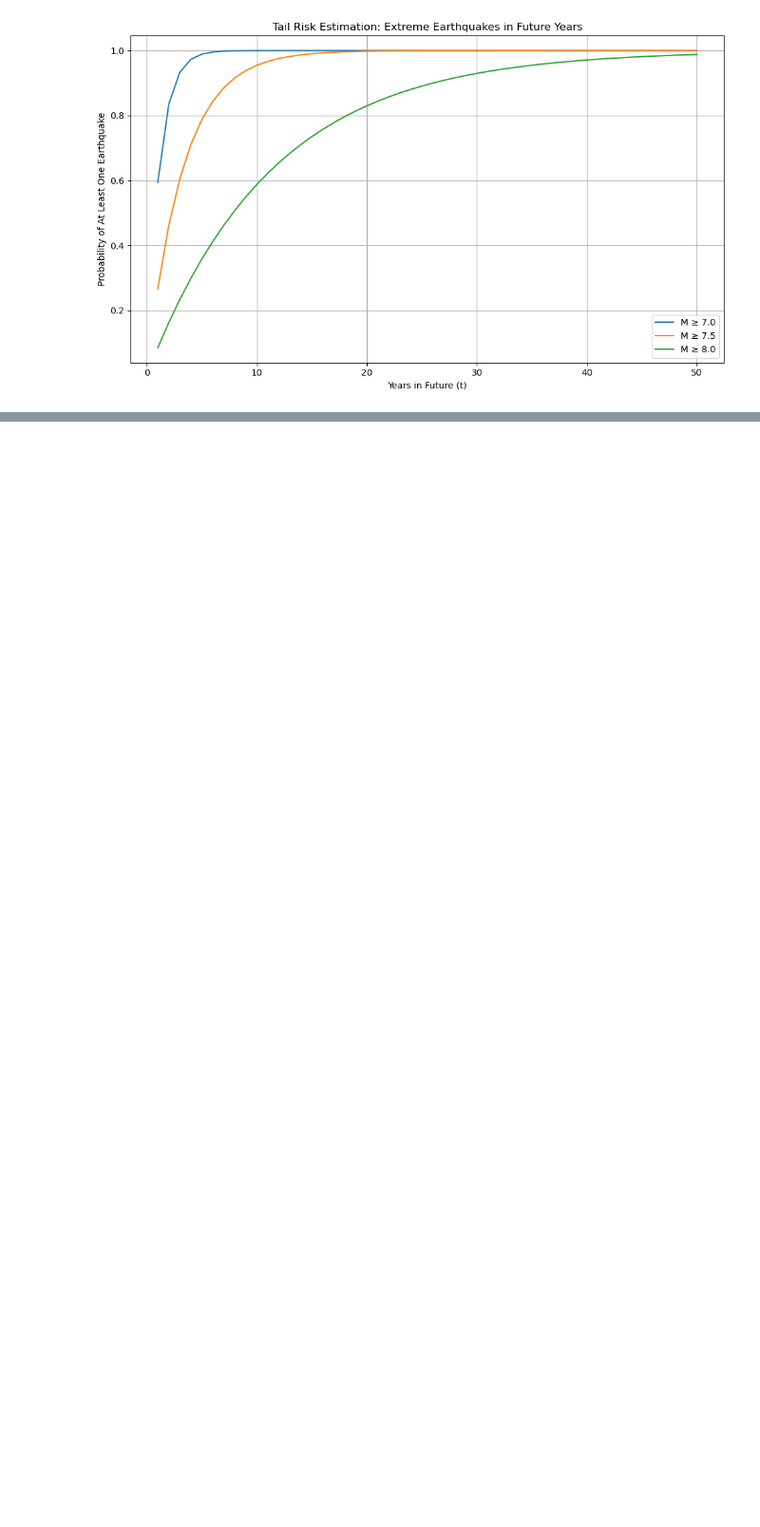
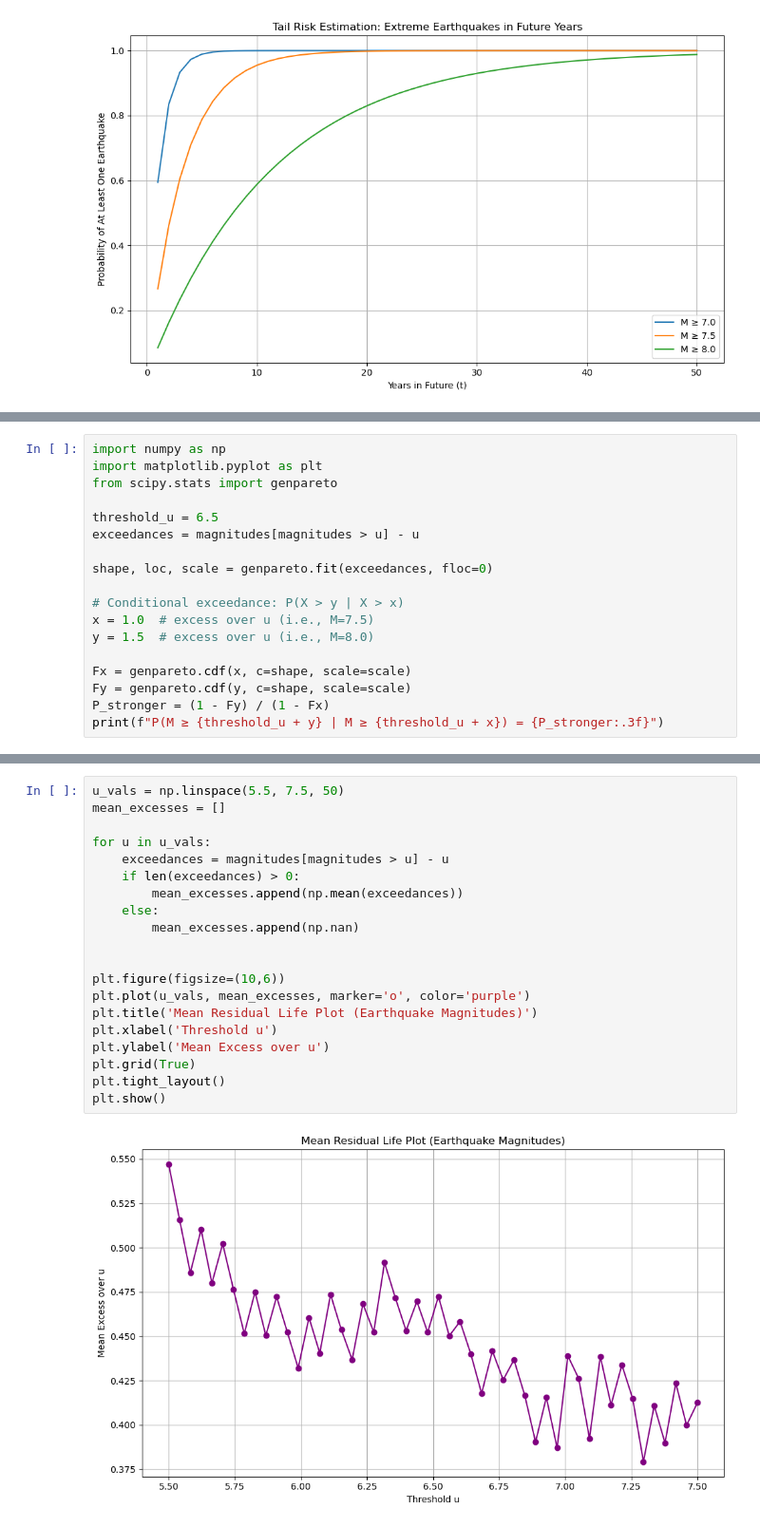
Before and after one commit to Luka-Radulovic/earthquake-statistical-analysis, a Jupyter notebook: earthquake-analysis.ipynb, the cells around one changed output, grey strips where cells are left out. Shown at 95% size. Cells and saved outputs as stored; diff of their text form; blank space fills up the shorter version.

```diff
--- a/earthquake-analysis.ipynb
+++ b/earthquake-analysis.ipynb
@@ -767,0 +778,18 @@ GPD shape (xi): -0.123, scale (sigma): 0.478
+# %%
+import numpy as np
+import matplotlib.pyplot as plt
+from scipy.stats import genpareto
+
+threshold_u = 6.5
+exceedances = magnitudes[magnitudes > u] - u
+
+shape, loc, scale = genpareto.fit(exceedances, floc=0)
+
+# Conditional exceedance: P(X > y | X > x)
+x = 1.0  # excess over u (i.e., M=7.5)
+y = 1.5  # excess over u (i.e., M=8.0)
+
+Fx = genpareto.cdf(x, c=shape, scale=scale)
+Fy = genpareto.cdf(y, c=shape, scale=scale)
+P_stronger = (1 - Fy) / (1 - Fx)
+print(f"P(M ≥ {threshold_u + y} | M ≥ {threshold_u + x}) = {P_stronger:.3f}")
@@ -767,0 +808,22 @@ GPD shape (xi): -0.123, scale (sigma): 0.478
+# %%
+u_vals = np.linspace(5.5, 7.5, 50)
+mean_excesses = []
+
+for u in u_vals:
+    exceedances = magnitudes[magnitudes > u] - u
+    if len(exceedances) > 0:
+        mean_excesses.append(np.mean(exceedances))
+    else:
+        mean_excesses.append(np.nan)
+
+
+plt.figure(figsize=(10,6))
+plt.plot(u_vals, mean_excesses, marker='o', color='purple')
+plt.title('Mean Residual Life Plot (Earthquake Magnitudes)')
+plt.xlabel('Threshold u')
+plt.ylabel('Mean Excess over u')
+plt.grid(True)
+plt.tight_layout()
+plt.show()
+# %% [output]
+[figure, added]
```
Also changed, not shown: parts of 9 cells of this notebook.
